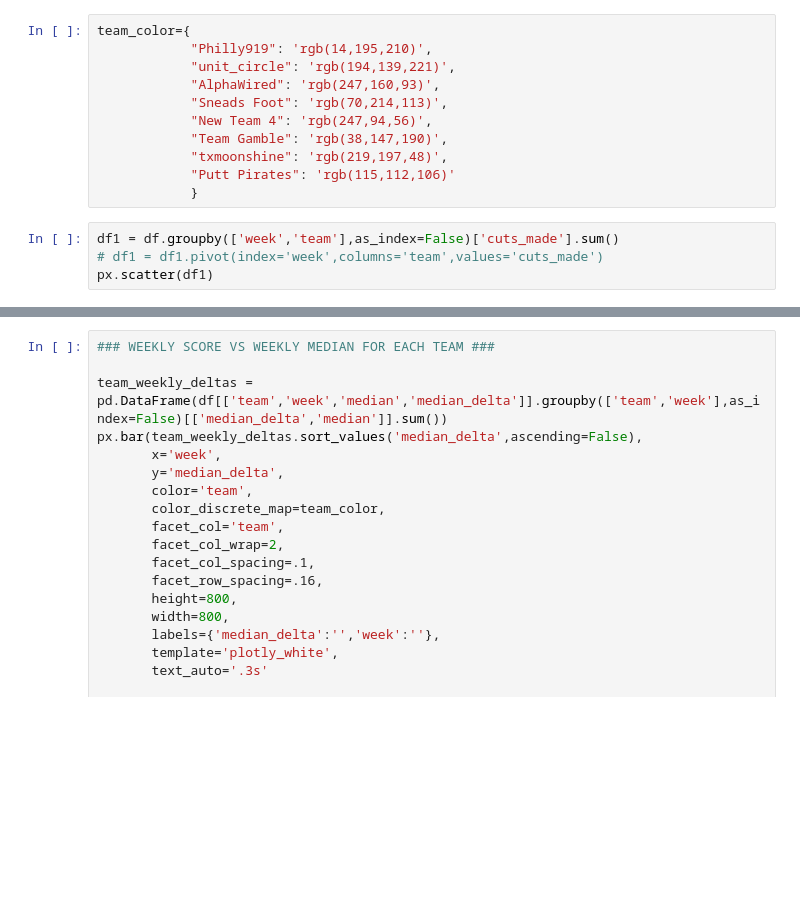
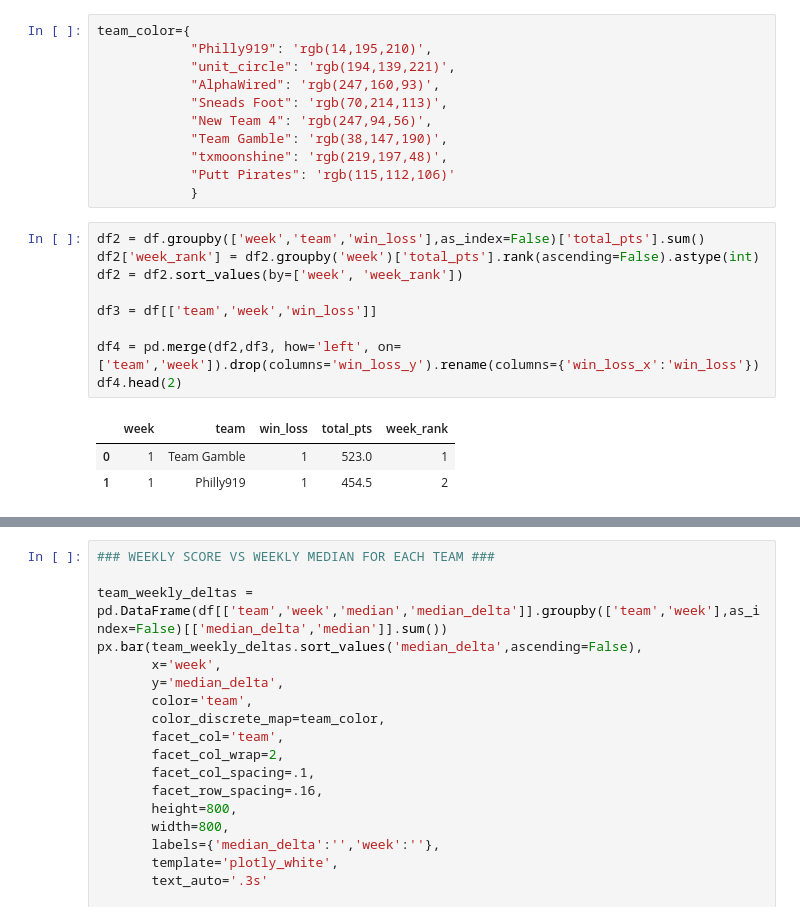
Before and after one commit to mikejackson35/fantrax, a Jupyter notebook: notebooks/season.ipynb, the cells around one changed output, grey strips where cells are left out. Saved outputs shown, nothing was run; the diff lists cells and outputs as text; blank space fills up the shorter version.

```diff
--- a/notebooks/season.ipynb
+++ b/notebooks/season.ipynb
@@ -31,7 +31,16 @@ team_color={
             "txmoonshine": 'rgb(219,197,48)',
             "Putt Pirates": 'rgb(115,112,106)'
             }
-# %%
-df1 = df.groupby(['week','team'],as_index=False)['cuts_made'].sum()
-# df1 = df1.pivot(index='week',columns='team',values='cuts_made')
-px.scatter(df1)
+# %%
+df2 = df.groupby(['week','team','win_loss'],as_index=False)['total_pts'].sum()
+df2['week_rank'] = df2.groupby('week')['total_pts'].rank(ascending=False).astype(int)
+df2 = df2.sort_values(by=['week', 'week_rank'])
+
+df3 = df[['team','week','win_loss']]
+
+df4 = pd.merge(df2,df3, how='left', on=['team','week']).drop(columns='win_loss_y').rename(columns={'win_loss_x':'win_loss'})
+df4.head(2)
+# %% [output]
+|  | week | team | win_loss | total_pts | week_rank |
+| 0 | 1 | Team Gamble | 1 | 523.0 | 1 |
+| 1 | 1 | Philly919 | 1 | 454.5 | 2 |
```
Also changed, not shown: parts of 5 cells of this notebook, 1 other file.
